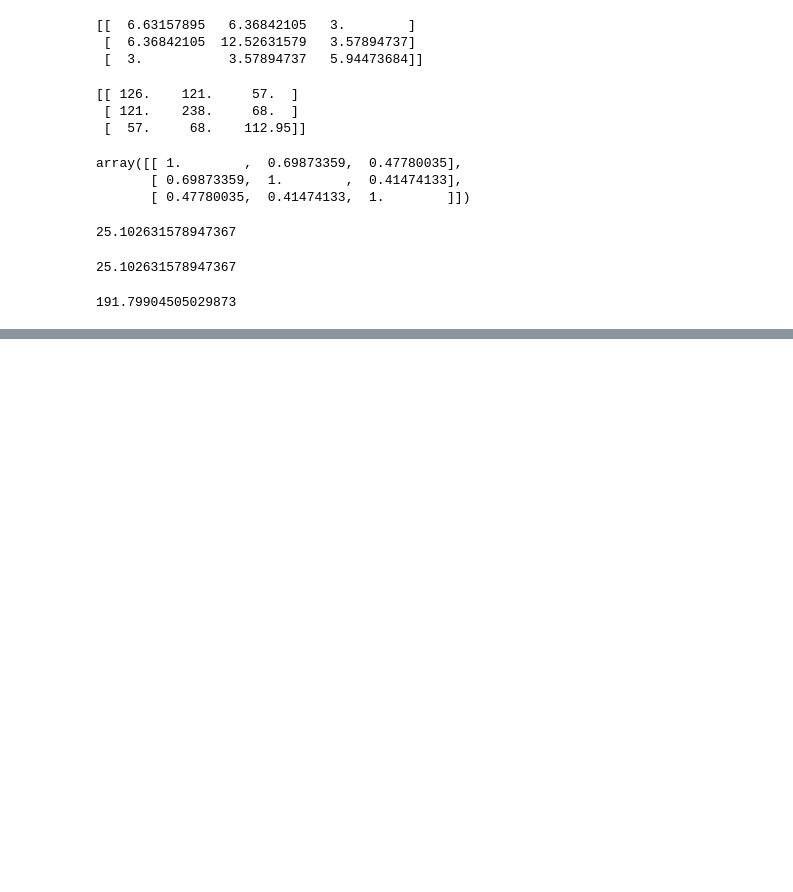
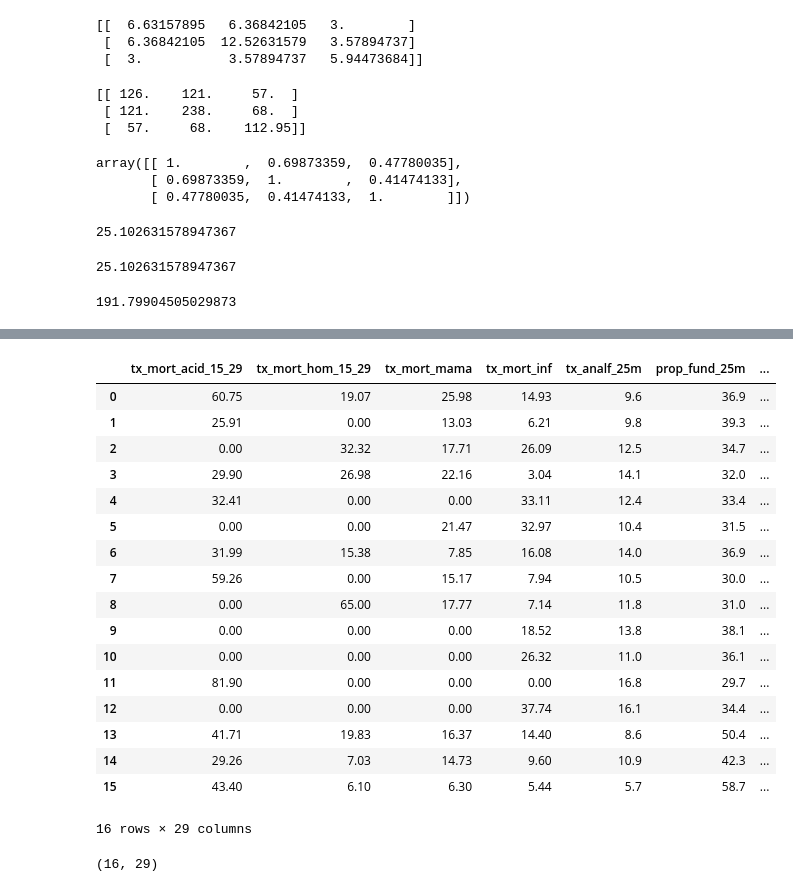
Before and after one commit to patriciasiqueira/patriciasiqueira.github.io, a Jupyter notebook: arquivos/p2_amostras_aleatorias.ipynb, the cells around one changed output, grey strips where cells are left out. Cells and saved outputs as stored; diff of their text form; code cells hidden in the pictures; blank space fills up the shorter version.

```diff
--- a/arquivos/p2_amostras_aleatorias.ipynb
+++ b/arquivos/p2_amostras_aleatorias.ipynb
@@ -261,0 +300,23 @@ np.linalg.det(S)
+# %%
+# pandas.pydata.org/pandas-docs/stable/generated/pandas.DataFrame.select_dtypes.html
+# selecionar apenas as variáveis do tipo float
+vgn.select_dtypes(include=['float64'])
+# %% [output]
+|  | tx_mort_acid_15_29 | tx_mort_hom_15_29 | tx_mort_mama | tx_mort_inf | tx_analf_25m | prop_fund_25m | ... |
+| 0 | 60.75 | 19.07 | 25.98 | 14.93 | 9.6 | 36.9 | ... |
+| 1 | 25.91 | 0.00 | 13.03 | 6.21 | 9.8 | 39.3 | ... |
+| 2 | 0.00 | 32.32 | 17.71 | 26.09 | 12.5 | 34.7 | ... |
+| 3 | 29.90 | 26.98 | 22.16 | 3.04 | 14.1 | 32.0 | ... |
+| 4 | 32.41 | 0.00 | 0.00 | 33.11 | 12.4 | 33.4 | ... |
+| 5 | 0.00 | 0.00 | 21.47 | 32.97 | 10.4 | 31.5 | ... |
+| 6 | 31.99 | 15.38 | 7.85 | 16.08 | 14.0 | 36.9 | ... |
+| 7 | 59.26 | 0.00 | 15.17 | 7.94 | 10.5 | 30.0 | ... |
+| 8 | 0.00 | 65.00 | 17.77 | 7.14 | 11.8 | 31.0 | ... |
+| 9 | 0.00 | 0.00 | 0.00 | 18.52 | 13.8 | 38.1 | ... |
+| 10 | 0.00 | 0.00 | 0.00 | 26.32 | 11.0 | 36.1 | ... |
+| 11 | 81.90 | 0.00 | 0.00 | 0.00 | 16.8 | 29.7 | ... |
+| 12 | 0.00 | 0.00 | 0.00 | 37.74 | 16.1 | 34.4 | ... |
+| 13 | 41.71 | 19.83 | 16.37 | 14.40 | 8.6 | 50.4 | ... |
+| 14 | 29.26 | 7.03 | 14.73 | 9.60 | 10.9 | 42.3 | ... |
+| 15 | 43.40 | 6.10 | 6.30 | 5.44 | 5.7 | 58.7 | ... |
+16 rows × 29 columns
@@ -261,0 +326,4 @@ np.linalg.det(S)
+# %%
+vgn_num.shape
+# %% [output]
+(16, 29)
```
Also changed, not shown: parts of 12 cells of this notebook, 2 other files.
